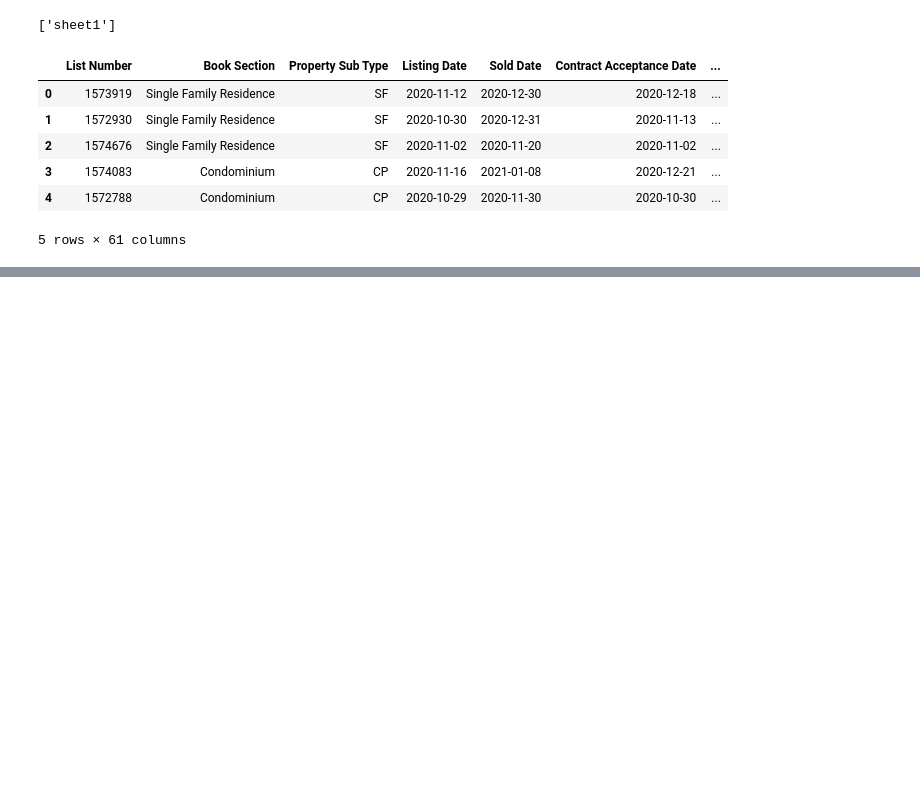
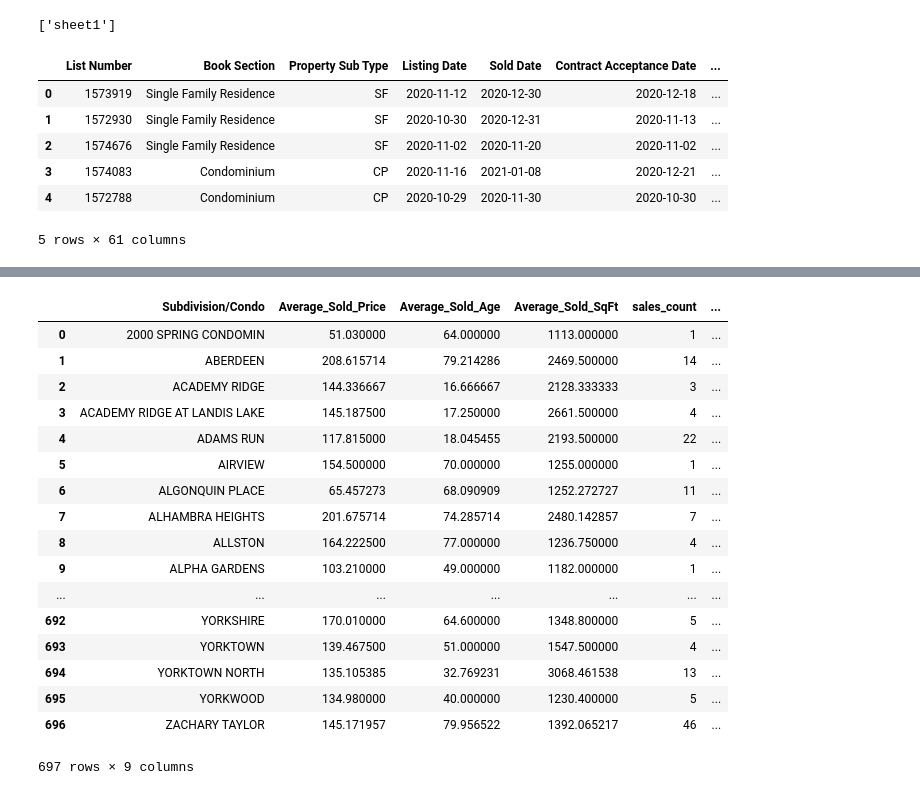
Before and after one commit to Or78Ka/python_project_2021_Orsi_K, a Jupyter notebook: Final python project Orsi K.ipynb, the cells around one changed output, grey strips where cells are left out. Cells and saved outputs as stored; diff of their text form; code cells hidden in the pictures; blank space fills up the shorter version.

```diff
--- a/Final python project Orsi K.ipynb
+++ b/Final python project Orsi K.ipynb
@@ -90,0 +107,24 @@ subdivision_df.head()
+# %%
+# Merge the 2 dataframes and only keep the subdivisions where there is both sales and rental data available
+
+subdivision_df = pd.merge(groupped_sales_df, groupped_rental_df, on="Subdivision/Condo", how='inner')
+subdivision_df
+# %% [output]
+|  | Subdivision/Condo | Average_Sold_Price | Average_Sold_Age | Average_Sold_SqFt | sales_count | ... |
+| 0 | 2000 SPRING CONDOMIN | 51.030000 | 64.000000 | 1113.000000 | 1 | ... |
+| 1 | ABERDEEN | 208.615714 | 79.214286 | 2469.500000 | 14 | ... |
+| 2 | ACADEMY RIDGE | 144.336667 | 16.666667 | 2128.333333 | 3 | ... |
+| 3 | ACADEMY RIDGE AT LANDIS LAKE | 145.187500 | 17.250000 | 2661.500000 | 4 | ... |
+| 4 | ADAMS RUN | 117.815000 | 18.045455 | 2193.500000 | 22 | ... |
+| 5 | AIRVIEW | 154.500000 | 70.000000 | 1255.000000 | 1 | ... |
+| 6 | ALGONQUIN PLACE | 65.457273 | 68.090909 | 1252.272727 | 11 | ... |
+| 7 | ALHAMBRA HEIGHTS | 201.675714 | 74.285714 | 2480.142857 | 7 | ... |
+| 8 | ALLSTON | 164.222500 | 77.000000 | 1236.750000 | 4 | ... |
+| 9 | ALPHA GARDENS | 103.210000 | 49.000000 | 1182.000000 | 1 | ... |
+| ... | ... | ... | ... | ... | ... | ... |
+| 692 | YORKSHIRE | 170.010000 | 64.600000 | 1348.800000 | 5 | ... |
+| 693 | YORKTOWN | 139.467500 | 51.000000 | 1547.500000 | 4 | ... |
+| 694 | YORKTOWN NORTH | 135.105385 | 32.769231 | 3068.461538 | 13 | ... |
+| 695 | YORKWOOD | 134.980000 | 40.000000 | 1230.400000 | 5 | ... |
+| 696 | ZACHARY TAYLOR | 145.171957 | 79.956522 | 1392.065217 | 46 | ... |
+697 rows × 9 columns
```
Also changed, not shown: parts of 8 cells of this notebook.
